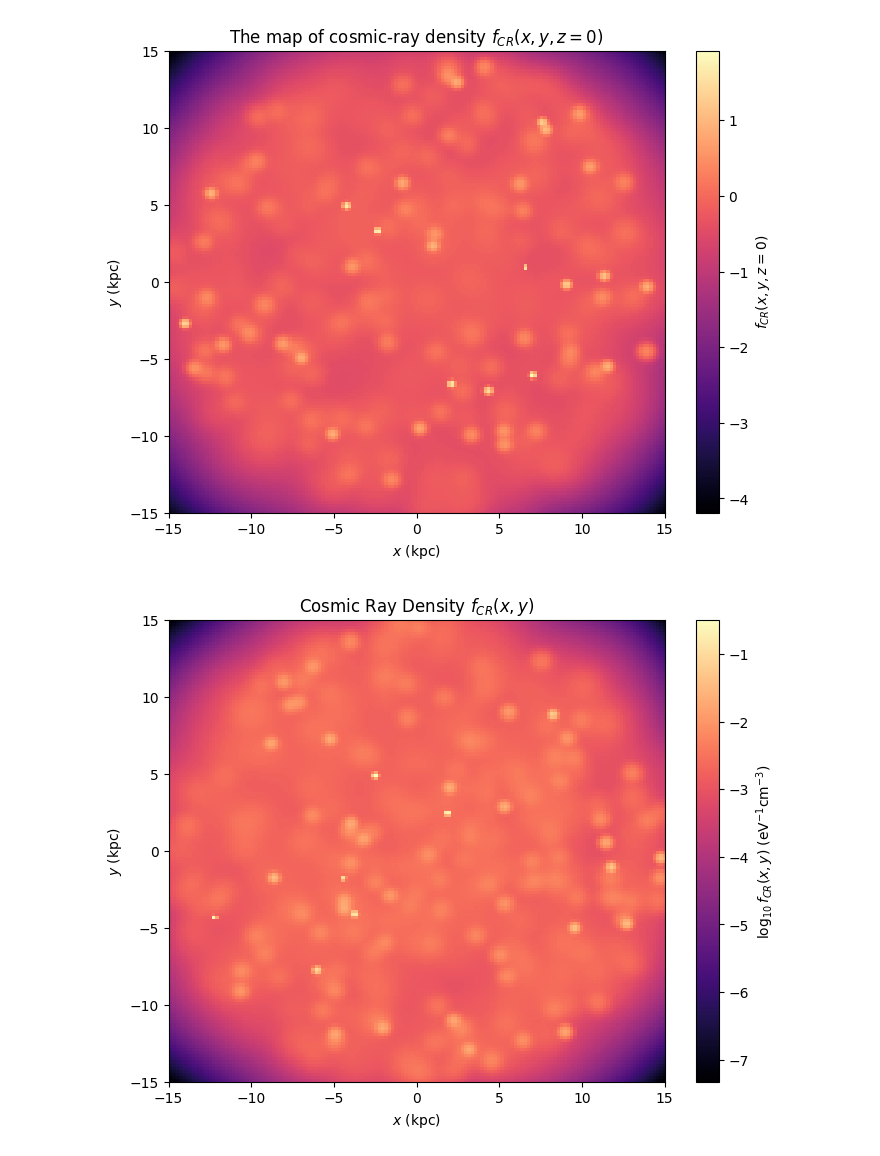
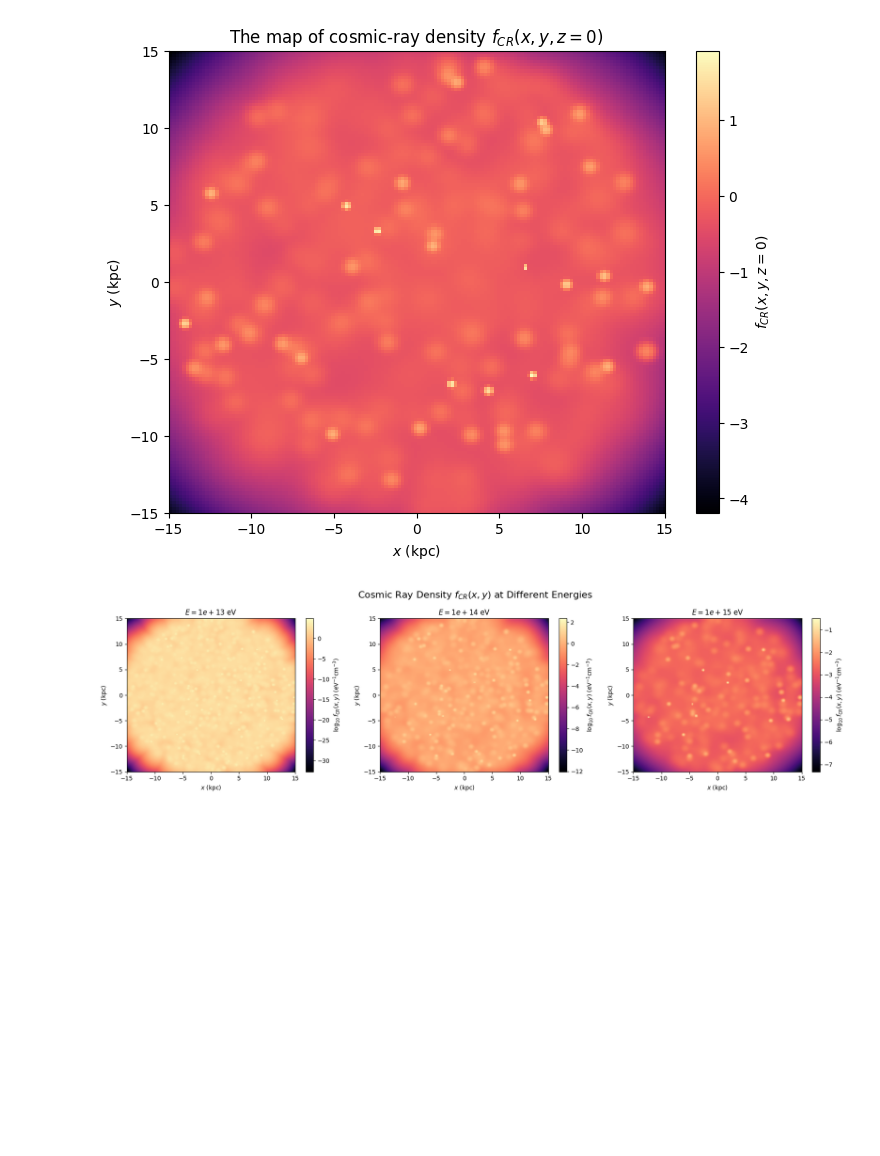
Before and after one commit to JP12468/1, a Jupyter notebook: CRmap.ipynb, the cells around one changed output. Saved outputs shown, nothing was run; the diff lists cells and outputs as text; code cells hidden in the pictures; blank space fills up the shorter version.

```diff
--- a/CRmap.ipynb
+++ b/CRmap.ipynb
@@ -296,47 +296,54 @@ def G(x, y, x0, y0, t0, t, E):
 
     # Compute exponent term with broadcasting
     exponent = -((x - x0) ** 2 + (y - y0) ** 2 + zn ** 2) / (4 * kappa(E) * tau)
     psi_n = ((-1) ** n_values[:, None] * Q(E) / ((4 * jnp.pi * kappa(E) * 3.086e21 * tau) ** (3 / 2))) * jnp.exp(exponent)
 
     return jnp.sum(psi_n, axis=0)  # Sum over n to collapse dimension
 
 # Vectorized G over (x, y)
 G_vmap = jit(vmap(G, in_axes=(None, None, 0, 0, 0, None, None), out_axes=0))
 
 # Precompute G values efficiently
 @jit
 def precompute_G(x_flat, y_flat, x0, y0, t0, t_current, E):
     f_CR_total = vmap(G, in_axes=(None, None, 0, 0, 0, None, None))(
         x_flat, y_flat, x0, y0, t0, t_current, E)
     return jnp.sum(f_CR_total, axis=0).reshape(grid_size, grid_size)
 
-# Compute precomputed G values
-t_current = t_max
-E_current = 1e15
-f_CR = precompute_G(x_flat, y_flat, x0, y0, t0, t_current, E_current)
-
 # JAX-compatible interpolation of G
 def interpolate_G(x_mesh, y_mesh, x_grid, y_grid, f_CR):
     x_indices = (x_mesh - x_grid[0]) / (x_grid[-1] - x_grid[0]) * (grid_size - 1)
     y_indices = (y_mesh - y_grid[0]) / (y_grid[-1] - y_grid[0]) * (grid_size - 1)
     x_indices = jnp.clip(x_indices, 0, grid_size - 1)
     y_indices = jnp.clip(y_indices, 0, grid_size - 1)
     return map_coordinates(f_CR, [x_indices, y_indices], order=1)
 
-# Plot
-plt.figure(figsize=(8, 6))
-# Log scale and use nan_to_num to avoid issues with NaN values
-plt.imshow(jnp.log10(jnp.nan_to_num(f_CR)).T, origin="lower", extent=[-R, R, -R, R], cmap='magma', aspect='auto')
+# Compute precomputed G values
+t_current = t_max
+E_values = [1e13, 1e14, 1e15]
+f_CR_list = []
 
-# Add colorbar with label showing the unit cm^-3
-plt.colorbar(label='$\log_{10} f_{CR}(x,y)$ (eV$^{-1}$cm$^{-3}$)')
+for E in E_values:
+    f_CR_E = precompute_G(x_flat, y_flat, x0, y0, t0, t_current, E)
+    f_CR_list.append(f_CR_E)
 
-# Labels and title
-plt.xlabel('$x$ (kpc)')
-plt.ylabel('$y$ (kpc)')
-plt.title('Cosmic Ray Density $f_{CR}(x,y)$')
+# Plot f_CR(x, y) maps for each energy
+fig, axs = plt.subplots(1, len(E_values), figsize=(18, 5))
+for i, (E, f_CR_E) in enumerate(zip(E_values, f_CR_list)):
+    im = axs[i].imshow(
+        jnp.log10(jnp.nan_to_num(f_CR_E)).T,
+        origin="lower",
+        extent=[-R, R, -R, R],
+        cmap='magma',
+        aspect='auto'
+    )
+    axs[i].set_title(f'$E = {E:.0e}$ eV')
+    axs[i].set_xlabel('$x$ (kpc)')
+    axs[i].set_ylabel('$y$ (kpc)')
+    fig.colorbar(im, ax=axs[i], label='$\log_{10} f_{CR}(x,y)$ (eV$^{-1}$cm$^{-3}$)')
 
-# Show the plot
+plt.suptitle("Cosmic Ray Density $f_{CR}(x,y)$ at Different Energies", fontsize=16)
+plt.tight_layout()
 plt.show()
 # %% [output]
-[figure, old version]
+[figure, new version]
```
Also changed, not shown: parts of 1 cell of this notebook.
